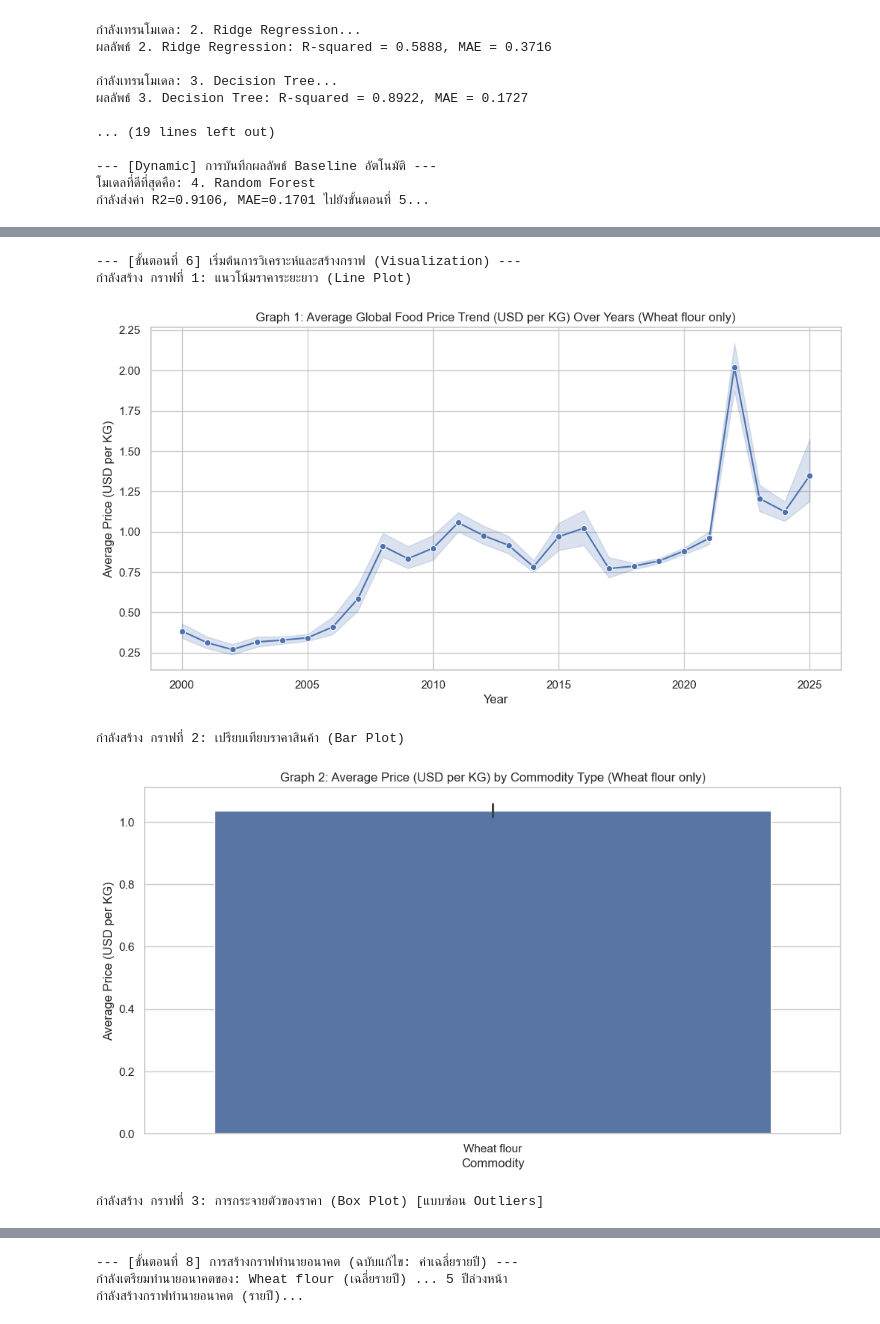
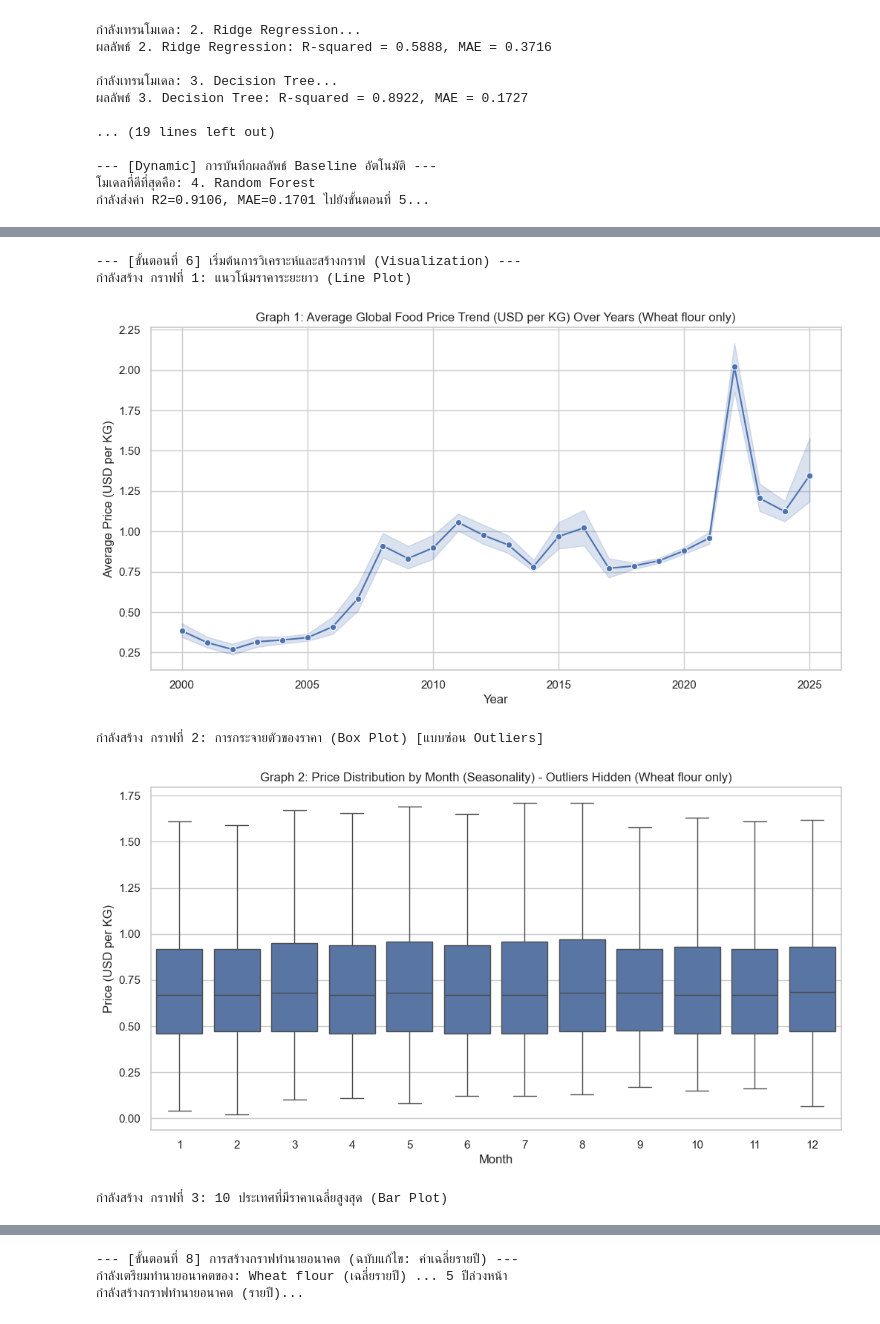
Before and after one commit to paka04sep/DataSci_GlobalFoodPrices, a Jupyter notebook: Project.ipynb, the cells around one changed output, grey strips where cells are left out. Drawn from its saved outputs; the diff is of its cells as text; code cells hidden in the pictures.

```diff
--- a/Project.ipynb
+++ b/Project.ipynb
@@ -73,9 +73,9 @@ try:
     print(f"ดึงข้อมูลสำเร็จ! ได้ข้อมูลมา {len(df)} แถว")
 
     rows_before = len(df)
-    df.dropna(subset=['price_usd'], inplace=True)
+    df.dropna(inplace=True)
     rows_after = len(df)
-    print(f"[Pre-processing 1] ลบแถวที่ 'price_usd' เป็นค่าว่าง: ลบไป {rows_before - rows_after} แถว")
+    print(f"[Pre-processing 1] ลบแถวที่มี 'ค่าว่าง' (NaN) ทั้งหมด: ลบไป {rows_before - rows_after} แถว")
 
     df['date'] = pd.to_datetime(df['date'])
     print("[Pre-processing 2] แปลงคอลัมน์ 'date' เป็นชนิด datetime สำเร็จ")
@@ -437,6 +474,4 @@ Tuned (โมเดลใหม่):   R2=0.9118, MAE=0.1695
 # %%
-# (ใน Cell 6: 58c9ed21)
-
 import matplotlib.pyplot as plt
 import seaborn as sns
 
@@ -447,40 +482,53 @@ sns.set_theme(style="whitegrid")
 try:
     print("กำลังสร้าง กราฟที่ 1: แนวโน้มราคาระยะยาว (Line Plot)")
 
-    # --- [ 🔴 แก้ไข 🔴 ] ---
-    # เปลี่ยนจาก 'price_usd' เป็น 'price_per_kg'
     df_yearly_price = df.groupby('Year')['price_per_kg'].mean().reset_index()
     fig1, ax1 = plt.subplots(figsize=(12, 6))
 
     sns.lineplot(data=df, x='Year', y='price_per_kg', marker='o', ax=ax1)
 
     ax1.set_title('Graph 1: Average Global Food Price Trend (USD per KG) Over Years (Wheat flour only)')
     ax1.set_xlabel('Year')
     ax1.set_ylabel('Average Price (USD per KG)')
-    # ------------------------
     plt.show()
 
     print("\nกำลังสร้าง กราฟที่ 2: การกระจายตัวของราคา (Box Plot) [แบบซ่อน Outliers]")
 
     fig3, ax3 = plt.subplots(figsize=(12, 6))
 
-    # --- [ 🔴 แก้ไข 🔴 ] ---
-    # เปลี่ยนจาก 'price_usd' เป็น 'price_per_kg'
     sns.boxplot(data=df, x='Month', y='price_per_kg', showfliers=False, ax=ax3)
 
     ax3.set_title('Graph 2: Price Distribution by Month (Seasonality) - Outliers Hidden (Wheat flour only)')
     ax3.set_xlabel('Month')
     ax3.set_ylabel('Price (USD per KG)')
-    # ------------------------
+    plt.show()
+
+    print("\nกำลังสร้าง กราฟที่ 3: 10 ประเทศที่มีราคาเฉลี่ยสูงสุด (Bar Plot)")
+
+    df_country_avg = df.groupby('country_code')['price_per_kg'].mean().reset_index()
+
+    df_top10 = df_country_avg.nlargest(10, 'price_per_kg')
+
+    fig4, ax4 = plt.subplots(figsize=(12, 6))
+
+    sns.barplot(data=df_top10,
+                x='country_code',
+                y='price_per_kg',
+                ax=ax4,
+                order=df_top10['country_code'])
+
+    ax4.set_title('Graph 3: Top 10 Countries by Average Price (USD per KG) (Wheat flour only)')
+    ax4.set_xlabel('Country Code')
+    ax4.set_ylabel('Average Price (USD per KG)')
     plt.show()
 
 except Exception as e:
     print(f"!!! เกิดข้อผิดพลาดระหว่างการสร้างกราฟ: {e}")
-    print("!!! กรุณาตรวจสอบว่า DataFrame 'df' ยังอยู่ใน Memory")
+    print("!!! กรุณาตรวจสอบว่า DataFrame 'df' ยังอยู่ใน Memory (ได้รัน Cell 1-2.5 แล้ว)")
 # %% [output]
 --- [ขั้นตอนที่ 6] เริ่มต้นการวิเคราะห์และสร้างกราฟ (Visualization) ---
 กำลังสร้าง กราฟที่ 1: แนวโน้มราคาระยะยาว (Line Plot)
 [figure]
-กำลังสร้าง กราฟที่ 2: เปรียบเทียบราคาสินค้า (Bar Plot)
+กำลังสร้าง กราฟที่ 2: การกระจายตัวของราคา (Box Plot) [แบบซ่อน Outliers]
-[figure, old version]
+[figure, new version]
-กำลังสร้าง กราฟที่ 3: การกระจายตัวของราคา (Box Plot) [แบบซ่อน Outliers]
+กำลังสร้าง กราฟที่ 3: 10 ประเทศที่มีราคาเฉลี่ยสูงสุด (Bar Plot)
```
Also changed, not shown: parts of 5 cells of this notebook, 1 other file.
